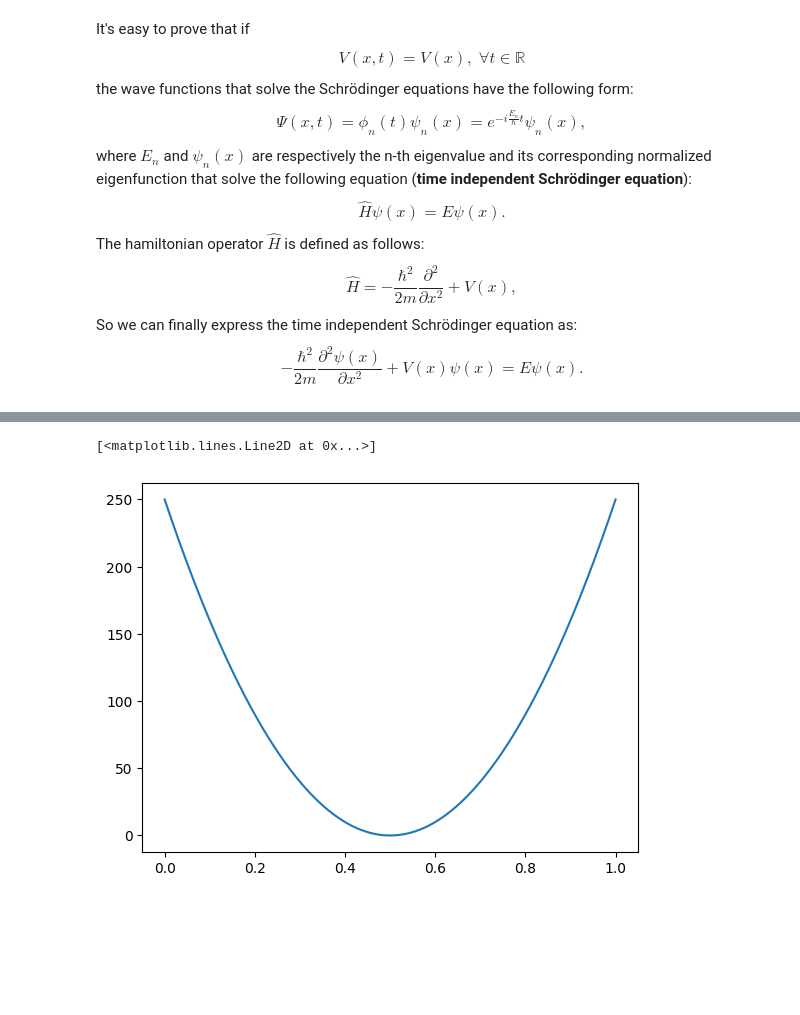
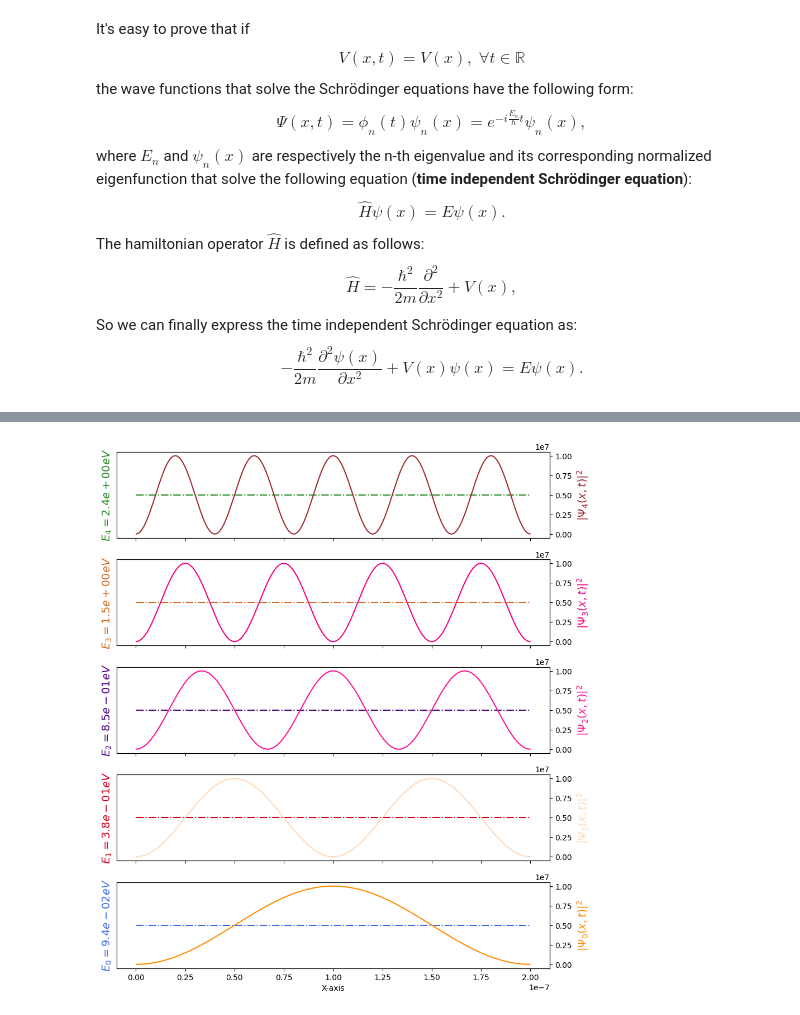
Before and after one commit to Focaccj85/jNotebooks, a Jupyter notebook: SchroedingerTI.ipynb, the cells around one changed output, grey strips where cells are left out. Drawn from its saved outputs; the diff is of its cells as text; code cells hidden in the pictures; blank space fills up the shorter version.

```diff
--- a/SchroedingerTI.ipynb
+++ b/SchroedingerTI.ipynb
@@ -75,6 +148,0 @@ def mL2V(y):
-# %%
-V = mL2V(y)
-plt.plot(y,V)
-# %% [output]
-[<matplotlib.lines.Line2D at 0x...>]
-[figure, removed]
@@ -80,0 +176,62 @@ plt.plot(y,V)
+# %%
+#x-axis where our eigenfunctions are defined
+xaxis = x[1:-1]
+
+#Definition of the main diagonal of the matrix A and of its upper/lower diagonals
+A_diag = (m/(h_bar**2))*V(x)+(1/(dx**2))*np.ones(n-1)
+A_upper_lower_diag = (-0.5/(dx**2))*np.ones(len(A_diag)-1)
+#Eigenvalues problem solving of the matrix A
+(eigenvalues,eigenvectors) = eigh_tridiagonal(A_diag,A_upper_lower_diag)
+
+energy_level = np.zeros(len(eigenvalues))
+psi = eigenvectors.T
+psi_squared = psi**2
+#Psi normalization
+for i in range(len(psi)):
+    norm_factor = np.trapz(psi_squared[i], xaxis)
+    psi_squared[i] = psi_squared[i]/norm_factor
+    psi[i] = psi[i]/np.sqrt(norm_factor)
+    energy_level[i] = eigenvalues[i]*(h_bar**2/m)
+# %%
+# Create the figure and axis
+#N_curves
+N_curves = 5
+fig, left_axes = plt.subplots(nrows=N_curves, ncols=1, sharex=True, figsize=(10, 12))
+
+right_axes = []
+
+# Define a list of 20 different colors
+colors = [
+    '#FF2400', '#3F2A9D', '#50C878', '#B22222', '#DC143C', '#9932CC', '#F44336', '#8B0000', '#D1001C', '#FF4500',
+    '#D1001C', '#9400D3', '#4169E1', '#4B0082', '#228B22', '#FF6347', '#FFDAB9', '#A0522D', '#D2691E', '#CD853F',
+    '#9370DB', '#FF1493', '#FF7F50', '#C71585', '#FF8C00', '#FF6347', '#CC5500', '#9E2A2F', '#FF2400', '#F08080',
+    '#6A1E1A', '#FFA07A', '#FFEFD5', '#BDB76B', '#F5007D', '#E97451', '#E30022', '#FF6347', '#A52A2A', '#704214'
+]
+
+left_y_min = 0
+for i in range(N_curves):
+
+    random_color_y_left = random.choice(colors)
+    colors.remove(random_color_y_left)
+    random_color_y_right = random.choice(colors)
+    colors.remove(random_color_y_right)
+
+    left_axes[N_curves-i-1].plot(xaxis, energy_level[i]*np.ones(len(xaxis)),color = random_color_y_left,linestyle='-.')
+    #axes[N_curves-i-1].yaxis.set_major_locator(MaxNLocator(nbins=6))
+    # Create a second y-axis
+    right_axes.append(left_axes[N_curves-i-1].twinx())
+    right_axes[i].plot(xaxis, eigenvectors.T[i]**2,color = random_color_y_right)
+    left_axes[N_curves-i-1].tick_params(axis = 'y',which='both',left=False,labelleft=False)
+
+    left_axes[N_curves-i-1].set_ylabel(r'$E_'+str(i)+'='+f"{energy_level[i]*6.242e+11:.1e}"+"eV$",color=random_color_y_left,fontsize=14)
+    right_axes[i].set_ylabel(r'$|\Psi_'+str(i)+'(x,t)|^{2}$',color = random_color_y_right,fontsize=14)
+
+left_axes[N_curves-1].set_xlabel('X-axis')
+
+
+plt.subplots_adjust(hspace=0.25)
+
+# Show the plot
+plt.show()
+# %% [output]
+[figure, added]
```
Also changed, not shown: parts of 5 cells of this notebook.
